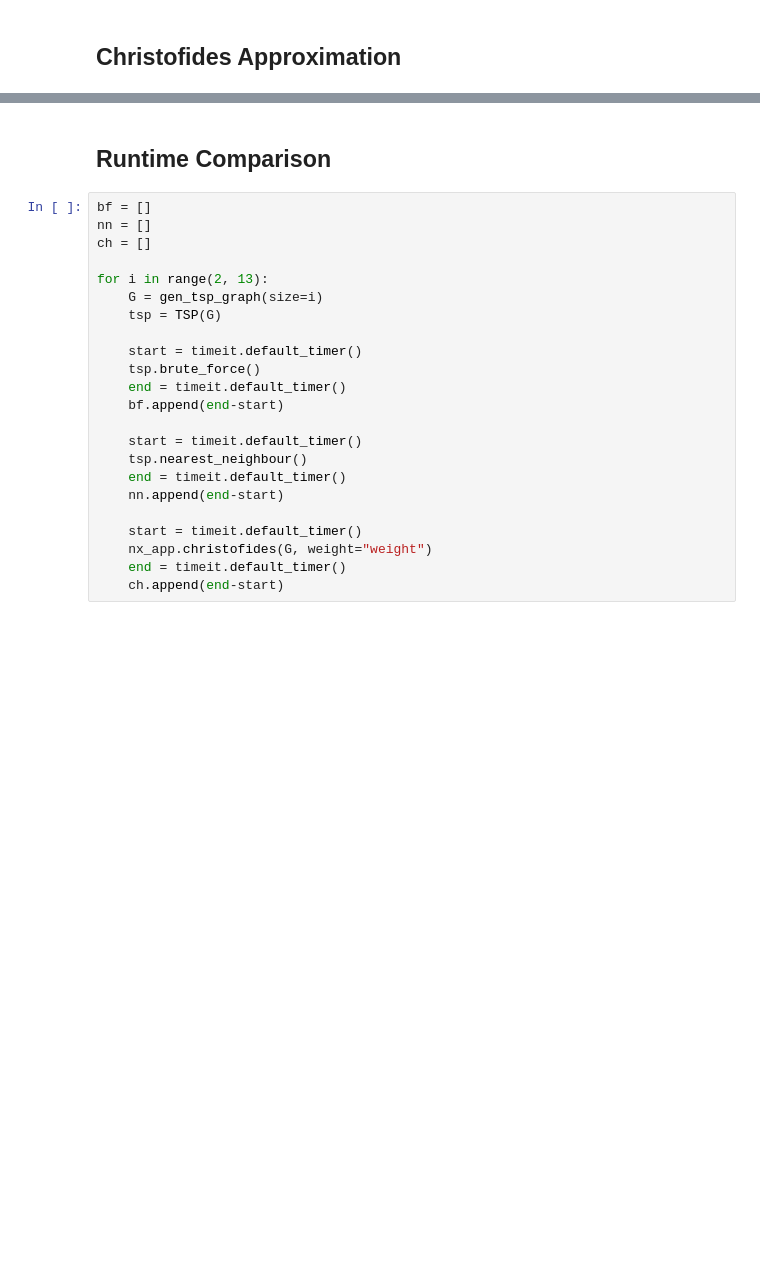
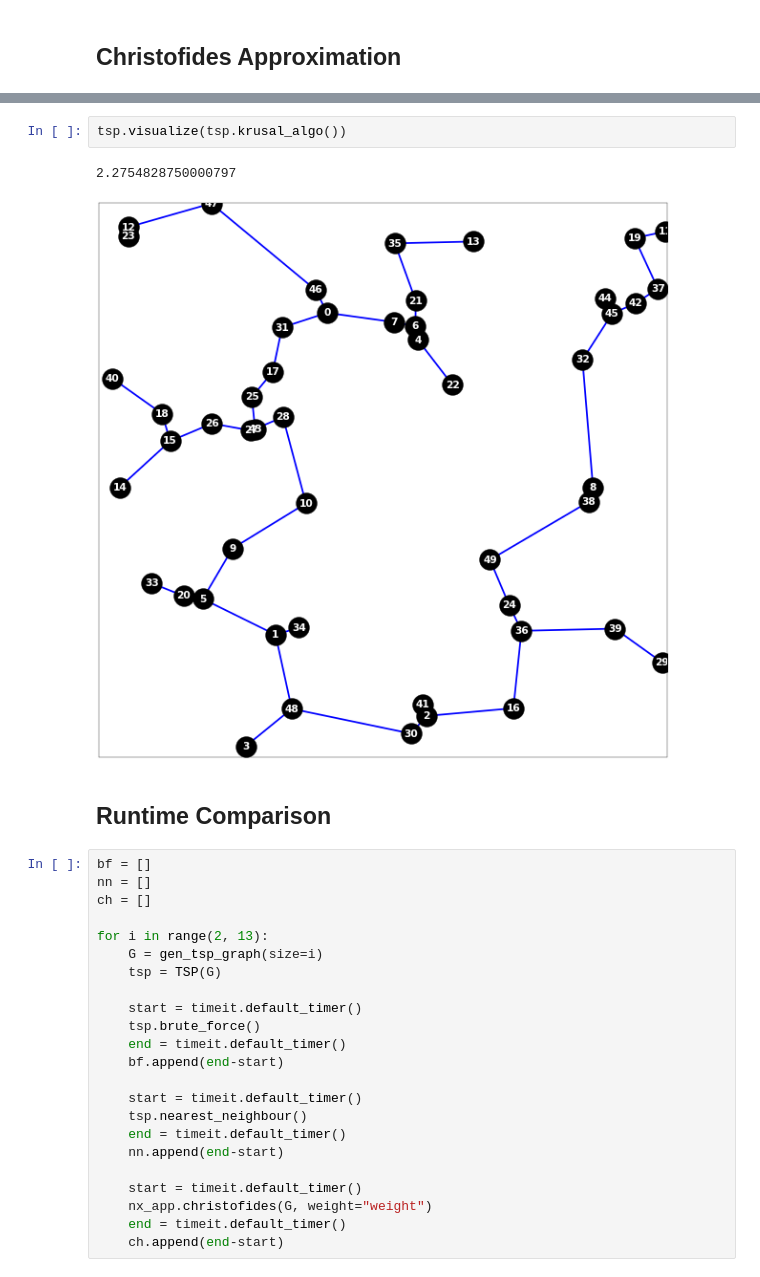
Before and after one commit to itsjoeoui/tsp-visualization, a Jupyter notebook: tsp.ipynb, the cells around one changed output, grey strips where cells are left out. Cells and saved outputs as stored; diff of their text form; blank space fills up the shorter version.

```diff
--- a/tsp.ipynb
+++ b/tsp.ipynb
@@ -205,3 +236,8 @@ tsp.visualize(tsp.prims_algo())
+# %%
+tsp.visualize(tsp.krusal_algo())
+# %% [output]
+2.2754828750000797
+[figure, added]
 # %% [markdown]
 ## Runtime Comparison
 # %%
```
Also changed, not shown: parts of 6 cells of this notebook.
